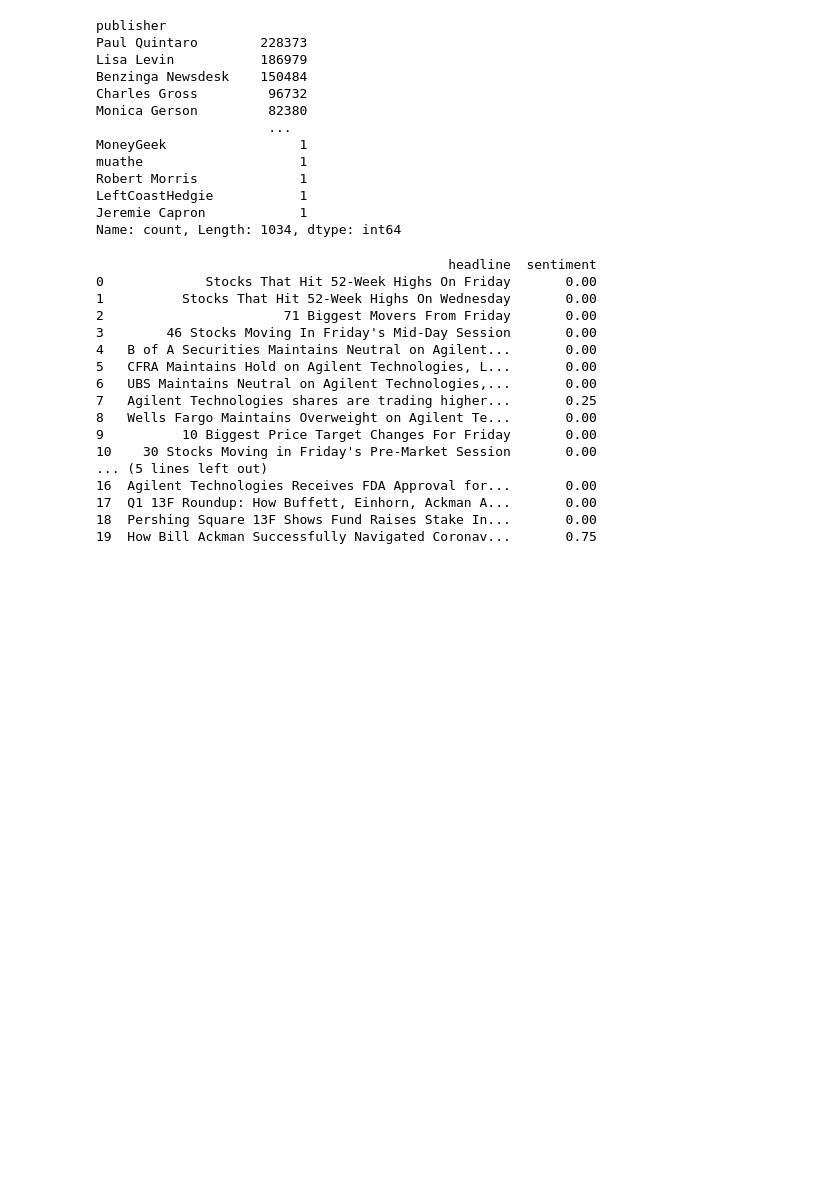
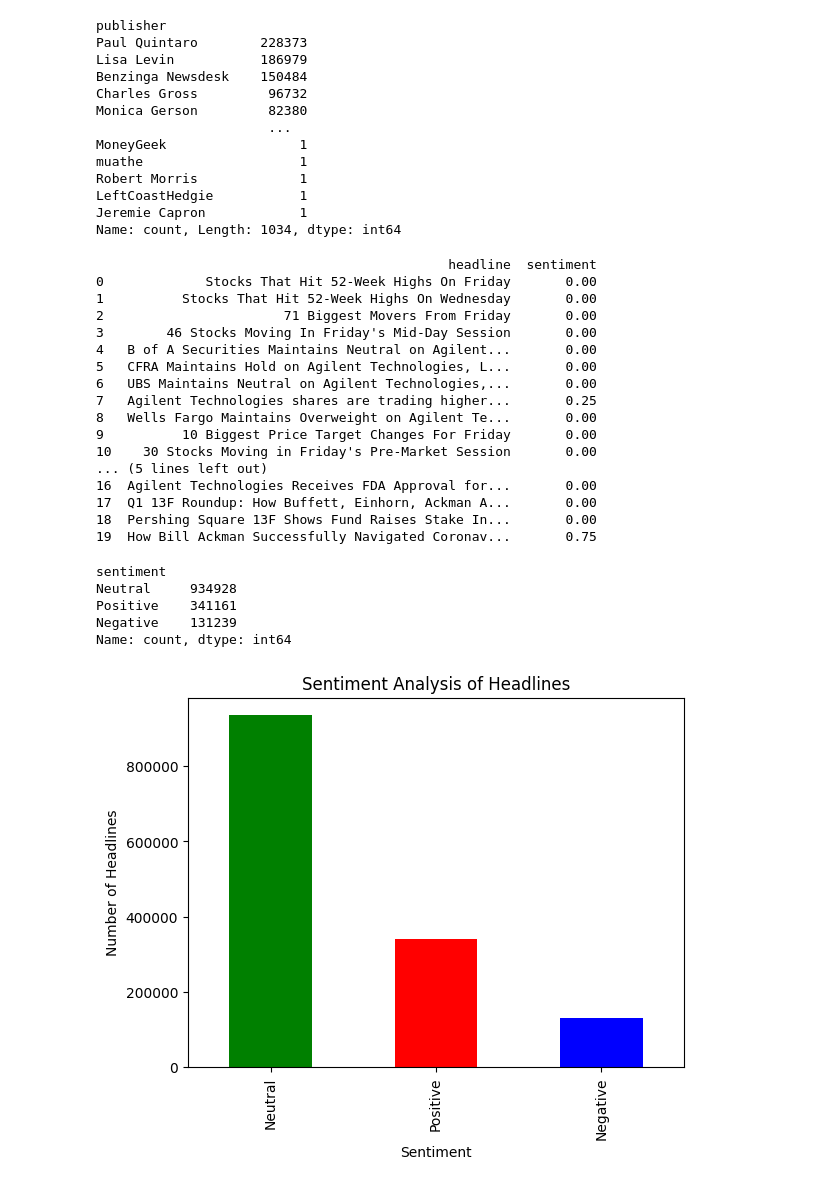
Before and after one commit to Lemlem-Tsifete/Tnx-acadamy-week-1, a Jupyter notebook: notebooks/analysis.ipynb, the cells around one changed output. Cells and saved outputs as stored; diff of their text form; code cells hidden in the pictures; blank space fills up the shorter version.

Commit message:
sentiment analysis

```diff
--- a/notebooks/analysis.ipynb
+++ b/notebooks/analysis.ipynb
@@ -192,3 +192,34 @@ print(df[['headline', 'sentiment']].head(20))
 17  Q1 13F Roundup: How Buffett, Einhorn, Ackman A...       0.00
 18  Pershing Square 13F Shows Fund Raises Stake In...       0.00
 19  How Bill Ackman Successfully Navigated Coronav...       0.75
+# %%
+# Define a function to calculate sentiment
+def get_sentiment(text):
+    sentiment = TextBlob(text).sentiment.polarity
+    if sentiment > 0:
+        return 'Positive'
+    elif sentiment < 0:
+        return 'Negative'
+    else:
+        return 'Neutral'
+
+# Apply the sentiment analysis
+df['sentiment'] = df['headline'].apply(get_sentiment)
+
+# Count sentiment categories
+sentiment_counts = df['sentiment'].value_counts()
+print(sentiment_counts)
+
+# Plot sentiment analysis results
+sentiment_counts.plot(kind='bar', color=['green', 'red', 'blue'])
+plt.title("Sentiment Analysis of Headlines")
+plt.xlabel("Sentiment")
+plt.ylabel("Number of Headlines")
+plt.show()
+# %% [output]
+sentiment
+Neutral     934928
+Positive    341161
+Negative    131239
+Name: count, dtype: int64
+[figure, added]
```
Also changed, not shown: parts of 2 cells of this notebook.
